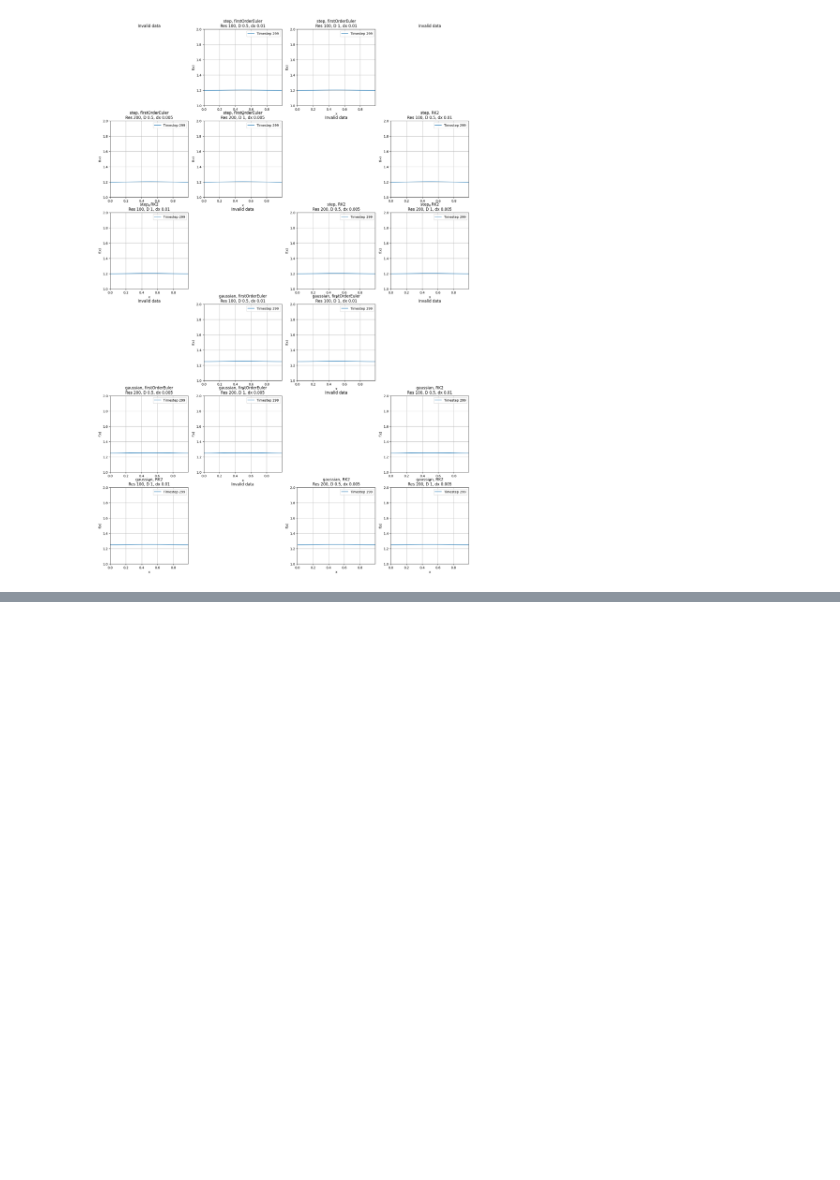
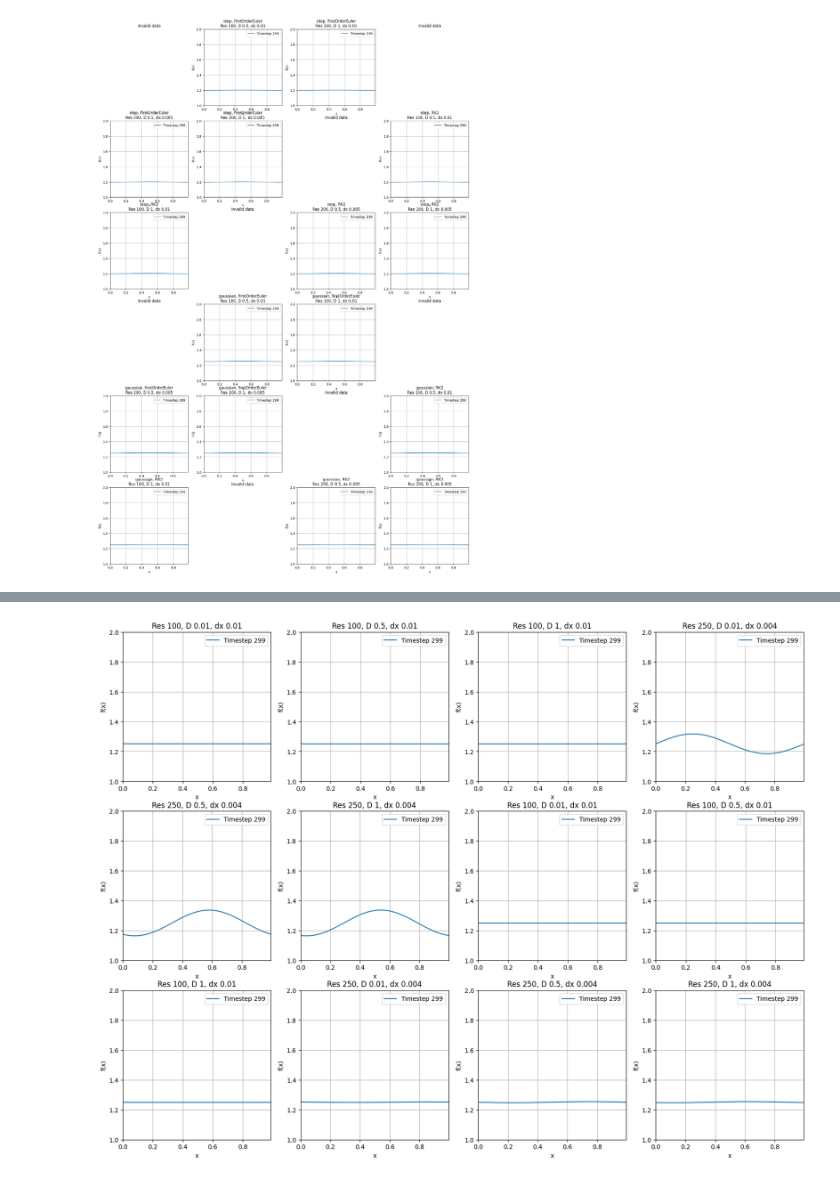
Before and after one commit to dariohug/03_Hydro_project, a Jupyter notebook: visualization.ipynb, the cells around one changed output, grey strips where cells are left out. Saved outputs shown, nothing was run; the diff lists cells and outputs as text; code cells hidden in the pictures; blank space fills up the shorter version.

```diff
--- a/visualization.ipynb
+++ b/visualization.ipynb
@@ -543,0 +611,74 @@ for starting_condition in starting_conditions:
+# %%
+# https://www.geeksforgeeks.org/using-matplotlib-for-animations/
+
+# Set up the figure
+num_plots = len(data_results)
+num_columns = 4
+num_rows = (num_plots + num_columns - 1) // num_columns
+
+fig, axes = plt.subplots(num_rows, num_columns, figsize=(20, num_rows * 5))
+axes = axes.flatten()  # Flatten for easier iteration
+
+# Parameters for frame limiting
+MAX_FRAMES = 300
+
+# Store line objects for animation
+plot_lines = []
+valid_axes = []
+
+# Initialize plots
+for ax, ((num_timesteps, resolution, diffusion_coefficient), data) in zip(axes, data_results.items()):
+    x = data["x"].values
+    time_series = data.drop(columns=["x"]).values
+
+    # Check for NaN/Inf or if any value exceeds 5
+    if np.any(np.isnan(time_series)) or np.any(np.isinf(time_series)) or np.any(time_series > 5):
+        ax.set_title("Invalid data")
+        ax.axis('off')
+        continue
+
+    # Subsample time_series to reduce frames
+    num_timesteps = time_series.shape[1]
+    subsample_step = max(1, num_timesteps // MAX_FRAMES)  # Calculate step size to limit frames
+    time_series = time_series[:, ::subsample_step]
+    num_frames = time_series.shape[1]  # Adjust frame count after subsampling
+
+    # Initialize an empty plot for animation
+    line, = ax.plot(x, np.zeros_like(x), label="Timestep 0")
+
+    # Configure the axis
+    ax.set_xlim(x.min(), x.max())
+    ax.set_ylim(time_series.min(), time_series.max())
+    ax.set_title(f"Res {resolution}, D {diffusion_coefficient}, dx {1 / int(resolution)}")
+    ax.set_xlabel("x")
+    ax.set_ylabel("f(x)")
+    ax.grid()
+    ax.legend(loc="upper right")
+
+    # Store the plot line, time series, and frame count
+    plot_lines.append((line, time_series, num_frames))
+    valid_axes.append(ax)
+
+# Turn off unused axes
+for ax in axes[num_plots:]:
+    ax.axis('off')
+
+# Update function for animation
+def update(frame):
+    for (line, time_series, _), ax in zip(plot_lines, valid_axes):
+        if frame < time_series.shape[1]:  # Safety to ensure frame is valid
+            line.set_ydata(time_series[:, frame])  # Update y data
+            line.set_label(f"Timestep {frame}")  # Update legend dynamically
+            ax.legend(loc="upper right")
+    return [line for line, _, _ in plot_lines]
+
+# Determine the global number of frames for the animation
+num_frames = min(MAX_FRAMES, max(frames for _, _, frames in plot_lines))
+
+# Create the animation
+ani = animation.FuncAnimation(fig, update, frames=num_frames, interval=200, blit=True)
+
+# Save or display the animation
+ani.save("animation.webm", writer="ffmpeg", fps=10, codec="vp9")
+# %% [output]
+[figure, added]
```
Also changed, not shown: parts of 5 cells of this notebook, 3 other files.
